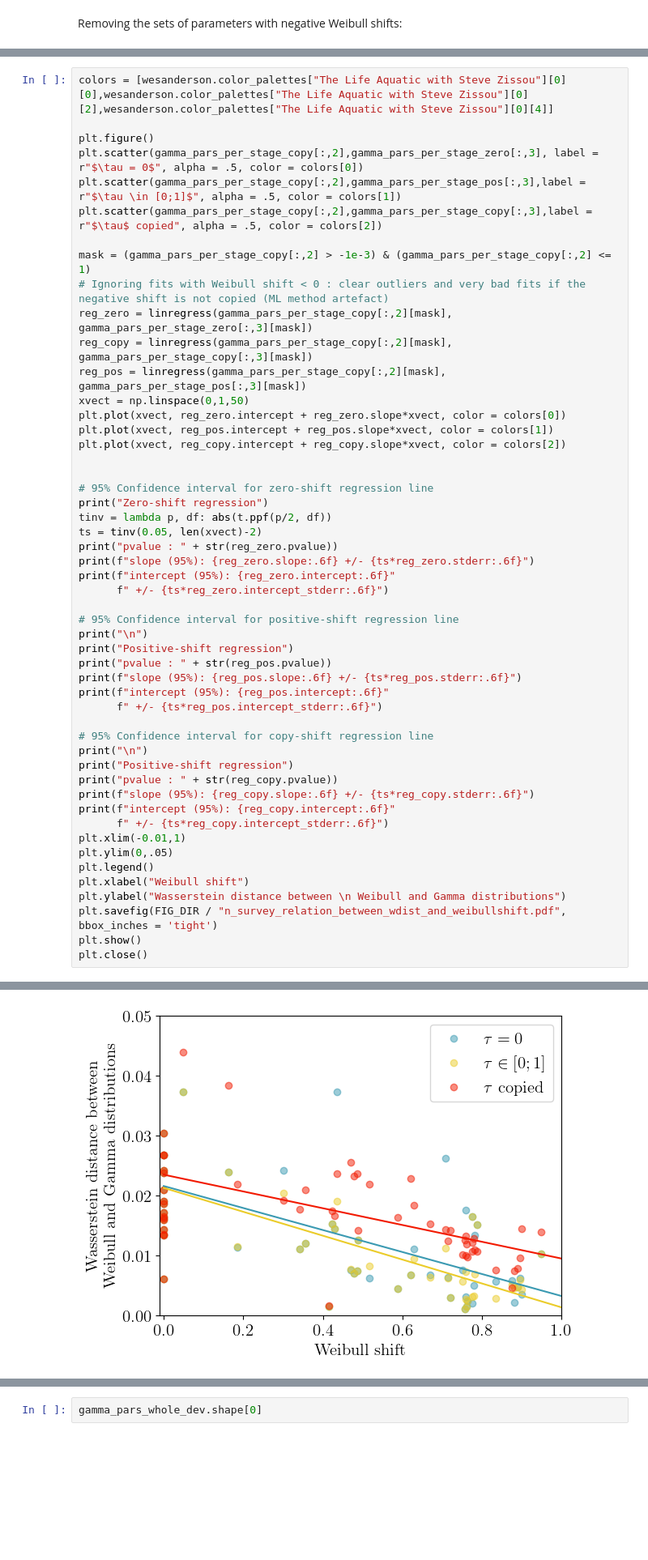
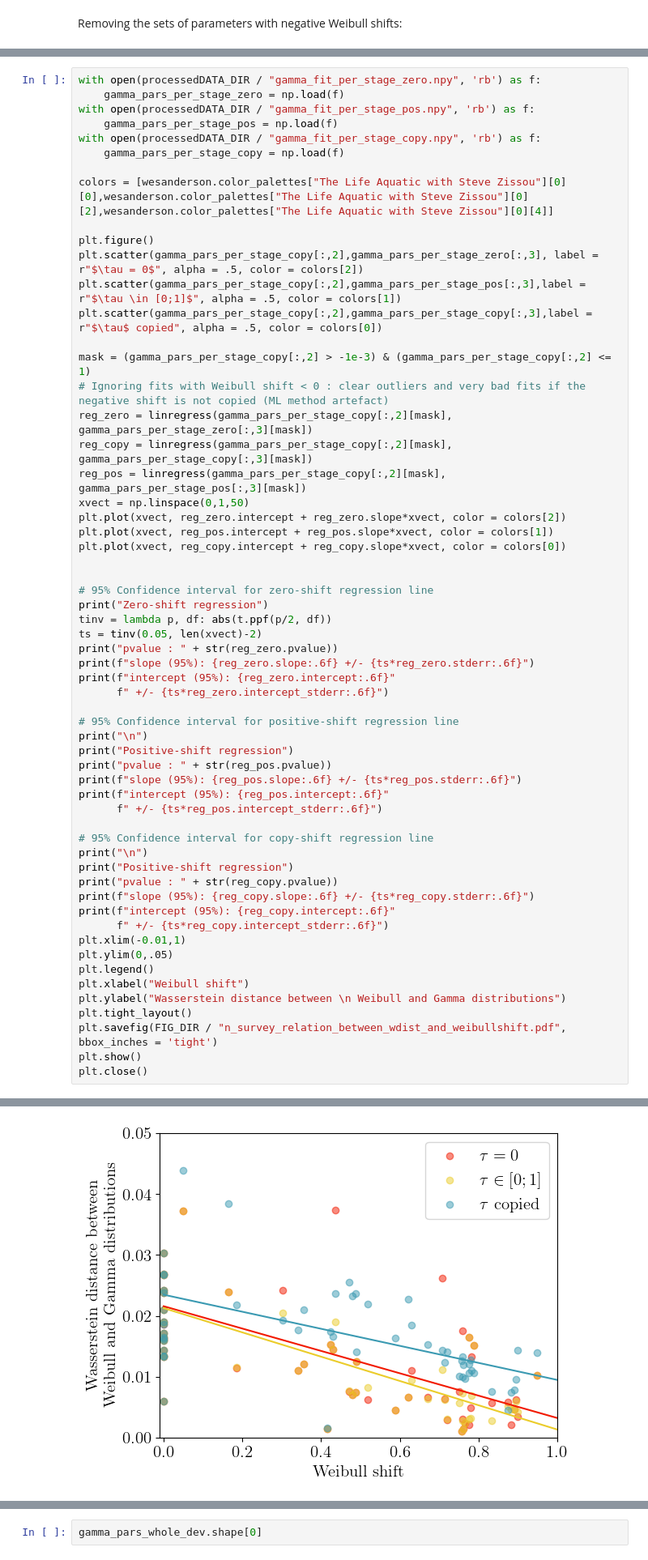
Before and after one commit to mdri00/Internship_2025_LCT, a Jupyter notebook: survey_gamma_shape/notebooks/survey_gamma.ipynb, the cells around one changed output, grey strips where cells are left out. Shown at 81% size. Drawn from its saved outputs; the diff is of its cells as text; blank space fills up the shorter version.

```diff
--- a/survey_gamma_shape/notebooks/survey_gamma.ipynb
+++ b/survey_gamma_shape/notebooks/survey_gamma.ipynb
@@ -781,10 +781,17 @@ Text(0, 0.5, 'Wasserstein distance between \n Weibull and Gamma distributions')
 # %%
+with open(processedDATA_DIR / "gamma_fit_per_stage_zero.npy", 'rb') as f:
+    gamma_pars_per_stage_zero = np.load(f)
+with open(processedDATA_DIR / "gamma_fit_per_stage_pos.npy", 'rb') as f:
+    gamma_pars_per_stage_pos = np.load(f)
+with open(processedDATA_DIR / "gamma_fit_per_stage_copy.npy", 'rb') as f:
+    gamma_pars_per_stage_copy = np.load(f)
+
 colors = [wesanderson.color_palettes["The Life Aquatic with Steve Zissou"][0][0],wesanderson.color_palettes["The Life Aquatic with Steve Zissou"][0][2],wesanderson.color_palettes["The Life Aquatic with Steve Zissou"][0][4]]
 
 plt.figure()
-plt.scatter(gamma_pars_per_stage_copy[:,2],gamma_pars_per_stage_zero[:,3], label = r"$\tau = 0$", alpha = .5, color = colors[0])
+plt.scatter(gamma_pars_per_stage_copy[:,2],gamma_pars_per_stage_zero[:,3], label = r"$\tau = 0$", alpha = .5, color = colors[2])
 plt.scatter(gamma_pars_per_stage_copy[:,2],gamma_pars_per_stage_pos[:,3],label = r"$\tau \in [0;1]$", alpha = .5, color = colors[1])
-plt.scatter(gamma_pars_per_stage_copy[:,2],gamma_pars_per_stage_copy[:,3],label = r"$\tau$ copied", alpha = .5, color = colors[2])
+plt.scatter(gamma_pars_per_stage_copy[:,2],gamma_pars_per_stage_copy[:,3],label = r"$\tau$ copied", alpha = .5, color = colors[0])
 
 mask = (gamma_pars_per_stage_copy[:,2] > -1e-3) & (gamma_pars_per_stage_copy[:,2] <= 1)
 # Ignoring fits with Weibull shift < 0 : clear outliers and very bad fits if the negative shift is not copied (ML method artefact)
@@ -792,9 +799,9 @@ reg_zero = linregress(gamma_pars_per_stage_copy[:,2][mask], gamma_pars_per_stage
 reg_copy = linregress(gamma_pars_per_stage_copy[:,2][mask], gamma_pars_per_stage_copy[:,3][mask])
 reg_pos = linregress(gamma_pars_per_stage_copy[:,2][mask], gamma_pars_per_stage_pos[:,3][mask])
 xvect = np.linspace(0,1,50)
-plt.plot(xvect, reg_zero.intercept + reg_zero.slope*xvect, color = colors[0])
+plt.plot(xvect, reg_zero.intercept + reg_zero.slope*xvect, color = colors[2])
 plt.plot(xvect, reg_pos.intercept + reg_pos.slope*xvect, color = colors[1])
-plt.plot(xvect, reg_copy.intercept + reg_copy.slope*xvect, color = colors[2])
+plt.plot(xvect, reg_copy.intercept + reg_copy.slope*xvect, color = colors[0])
 
 
 # 95% Confidence interval for zero-shift regression line
@@ -819,34 +826,35 @@ print("\n")
 print("Positive-shift regression")
 print("pvalue : " + str(reg_copy.pvalue))
 print(f"slope (95%): {reg_copy.slope:.6f} +/- {ts*reg_copy.stderr:.6f}")
 print(f"intercept (95%): {reg_copy.intercept:.6f}"
       f" +/- {ts*reg_copy.intercept_stderr:.6f}")
 plt.xlim(-0.01,1)
 plt.ylim(0,.05)
 plt.legend()
 plt.xlabel("Weibull shift")
 plt.ylabel("Wasserstein distance between \n Weibull and Gamma distributions")
+plt.tight_layout()
 plt.savefig(FIG_DIR / "n_survey_relation_between_wdist_and_weibullshift.pdf", bbox_inches = 'tight')
 plt.show()
 plt.close()
 # %% [output]
 Zero-shift regression
 pvalue : 6.360202164436223e-07
 slope (95%): -0.018373 +/- 0.006563
 intercept (95%): 0.021586 +/- 0.003633
 
 
 Positive-shift regression
 pvalue : 1.5601079177572476e-09
 slope (95%): -0.019955 +/- 0.005546
 intercept (95%): 0.021272 +/- 0.003070
 
 
 Positive-shift regression
 pvalue : 1.955180618250869e-05
 slope (95%): -0.014007 +/- 0.006026
 intercept (95%): 0.023479 +/- 0.003335
-[figure, old version]
+[figure, new version]
 # %%
 plt.scatter(gamma_pars_per_stage_copy[:,1],gamma_pars_per_stage_zero[:,3], label = r"$\tau = 0$", alpha = .5)
 plt.scatter(gamma_pars_per_stage_copy[:,1],gamma_pars_per_stage_pos[:,3],label = r"$\tau \in [0;1]$", alpha = .5)
```
Also changed, not shown: parts of 6 cells of this notebook, 6 other files.
